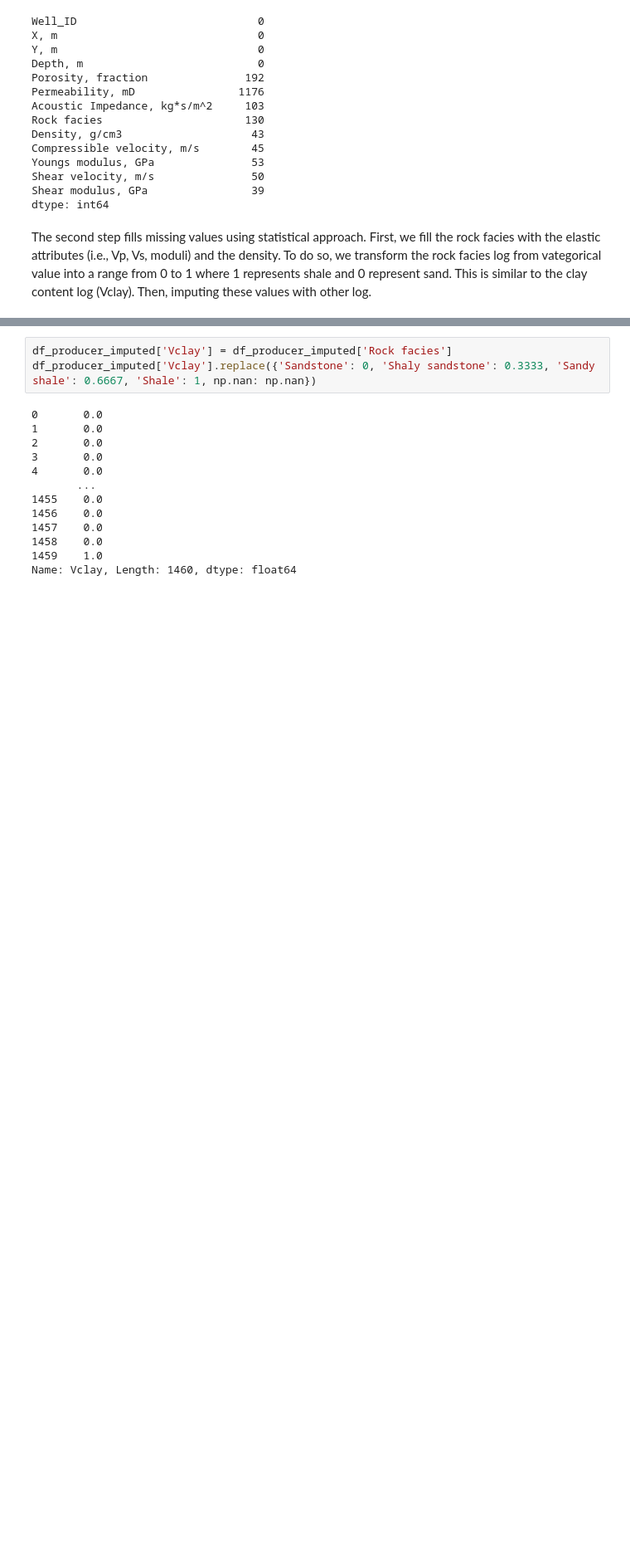
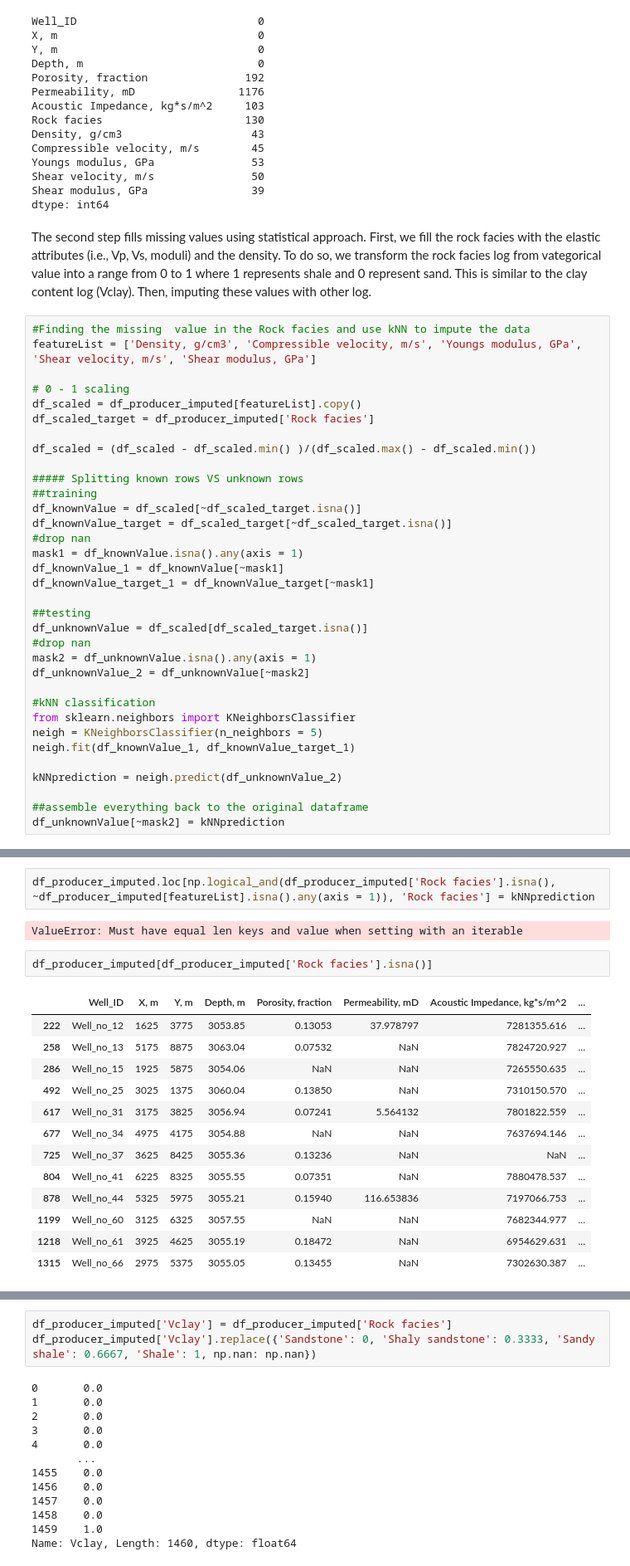
Before and after one commit to PGEHackathon/High-Risk-Low-Return, a Jupyter notebook: dataImputation.ipynb, the cells around one changed output, grey strips where cells are left out. Shown: that part at 83% size. Drawn from its saved outputs; the diff is of its cells as text; blank space fills up the shorter version.

```diff
--- a/dataImputation.ipynb
+++ b/dataImputation.ipynb
@@ -219,3 +220,37 @@ Shear modulus, GPa                39
 dtype: int64
 # %% [markdown]
 The second step fills missing values using statistical approach. First, we fill the rock facies with the elastic attributes (i.e., Vp, Vs, moduli) and the density. To do so, we transform the rock facies log from vategorical value into a range from 0 to 1 where 1 represents shale and 0 represent sand. This is similar to the clay content log (Vclay). Then, imputing these values with other log.
+# %%
+#Finding the missing  value in the Rock facies and use kNN to impute the data
+featureList = ['Density, g/cm3', 'Compressible velocity, m/s', 'Youngs modulus, GPa', 'Shear velocity, m/s', 'Shear modulus, GPa']
+
+# 0 - 1 scaling
+df_scaled = df_producer_imputed[featureList].copy()
+df_scaled_target = df_producer_imputed['Rock facies']
+
+df_scaled = (df_scaled - df_scaled.min() )/(df_scaled.max() - df_scaled.min())
+
+##### Splitting known rows VS unknown rows
+##training
+df_knownValue = df_scaled[~df_scaled_target.isna()]
+df_knownValue_target = df_scaled_target[~df_scaled_target.isna()]
+#drop nan
+mask1 = df_knownValue.isna().any(axis = 1)
+df_knownValue_1 = df_knownValue[~mask1]
+df_knownValue_target_1 = df_knownValue_target[~mask1]
+
+##testing
+df_unknownValue = df_scaled[df_scaled_target.isna()]
+#drop nan
+mask2 = df_unknownValue.isna().any(axis = 1)
+df_unknownValue_2 = df_unknownValue[~mask2]
+
+#kNN classification
+from sklearn.neighbors import KNeighborsClassifier
+neigh = KNeighborsClassifier(n_neighbors = 5)
+neigh.fit(df_knownValue_1, df_knownValue_target_1)
+
+kNNprediction = neigh.predict(df_unknownValue_2)
+
+##assemble everything back to the original dataframe
+df_unknownValue[~mask2] = kNNprediction
@@ -221,0 +285,20 @@ The second step fills missing values using statistical approach. First, we fill
+# %%
+df_producer_imputed.loc[np.logical_and(df_producer_imputed['Rock facies'].isna(), ~df_producer_imputed[featureList].isna().any(axis = 1)), 'Rock facies'] = kNNprediction
+# %% [output]
+ValueError: Must have equal len keys and value when setting with an iterable
+# %%
+df_producer_imputed[df_producer_imputed['Rock facies'].isna()]
+# %% [output]
+|  | Well_ID | X, m | Y, m | Depth, m | Porosity, fraction | Permeability, mD | Acoustic Impedance, kg*s/m^2 | ... |
+| 222 | Well_no_12 | 1625 | 3775 | 3053.85 | 0.13053 | 37.978797 | 7281355.616 | ... |
+| 258 | Well_no_13 | 5175 | 8875 | 3063.04 | 0.07532 | NaN | 7824720.927 | ... |
+| 286 | Well_no_15 | 1925 | 5875 | 3054.06 | NaN | NaN | 7265550.635 | ... |
+| 492 | Well_no_25 | 3025 | 1375 | 3060.04 | 0.13850 | NaN | 7310150.570 | ... |
+| 617 | Well_no_31 | 3175 | 3825 | 3056.94 | 0.07241 | 5.564132 | 7801822.559 | ... |
+| 677 | Well_no_34 | 4975 | 4175 | 3054.88 | NaN | NaN | 7637694.146 | ... |
+| 725 | Well_no_37 | 3625 | 8425 | 3055.36 | 0.13236 | NaN | NaN | ... |
+| 804 | Well_no_41 | 6225 | 8325 | 3055.55 | 0.07351 | NaN | 7880478.537 | ... |
+| 878 | Well_no_44 | 5325 | 5975 | 3055.21 | 0.15940 | 116.653836 | 7197066.753 | ... |
+| 1199 | Well_no_60 | 3125 | 6325 | 3057.55 | NaN | NaN | 7682344.977 | ... |
+| 1218 | Well_no_61 | 3925 | 4625 | 3055.19 | 0.18472 | NaN | 6954629.631 | ... |
+| 1315 | Well_no_66 | 2975 | 5375 | 3055.05 | 0.13455 | NaN | 7302630.387 | ... |
```
Also changed, not shown: parts of 11 cells of this notebook, 1 other file.
